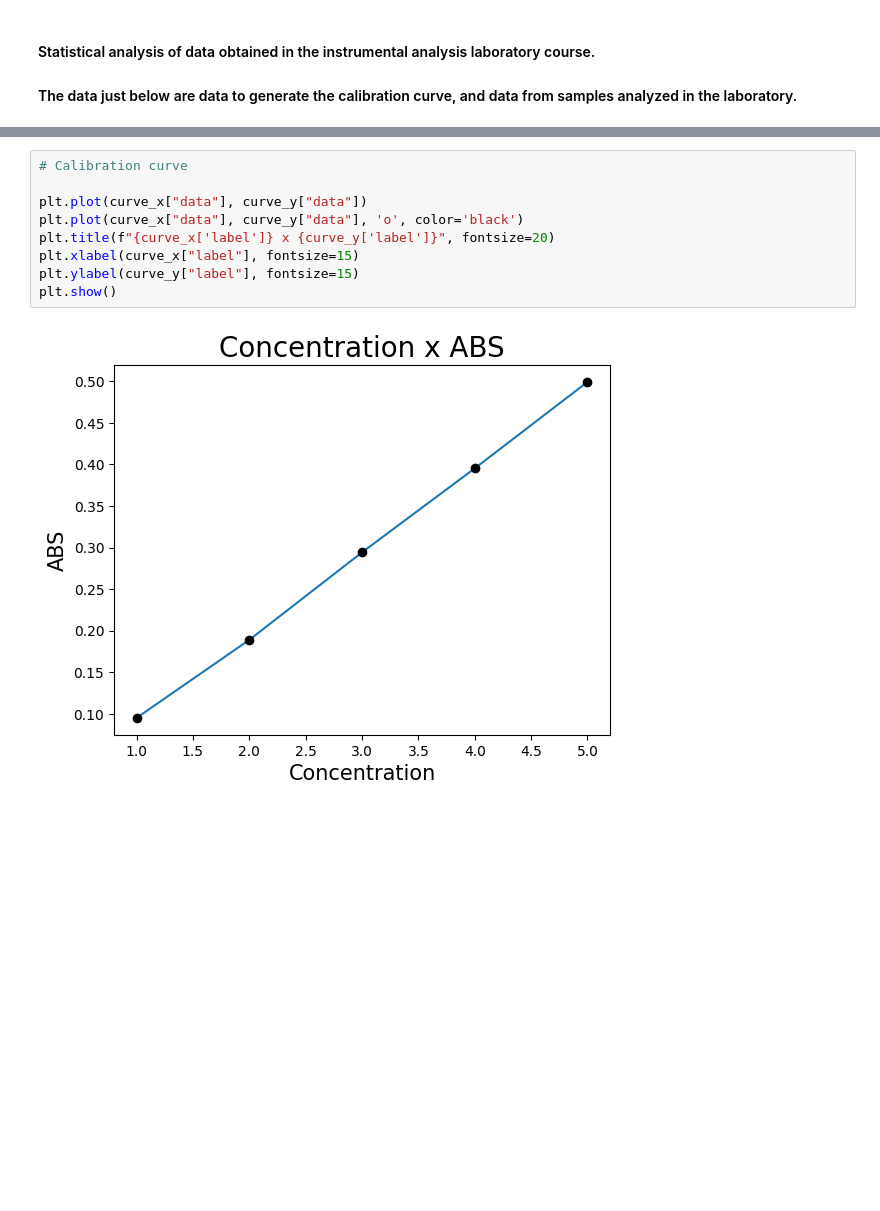
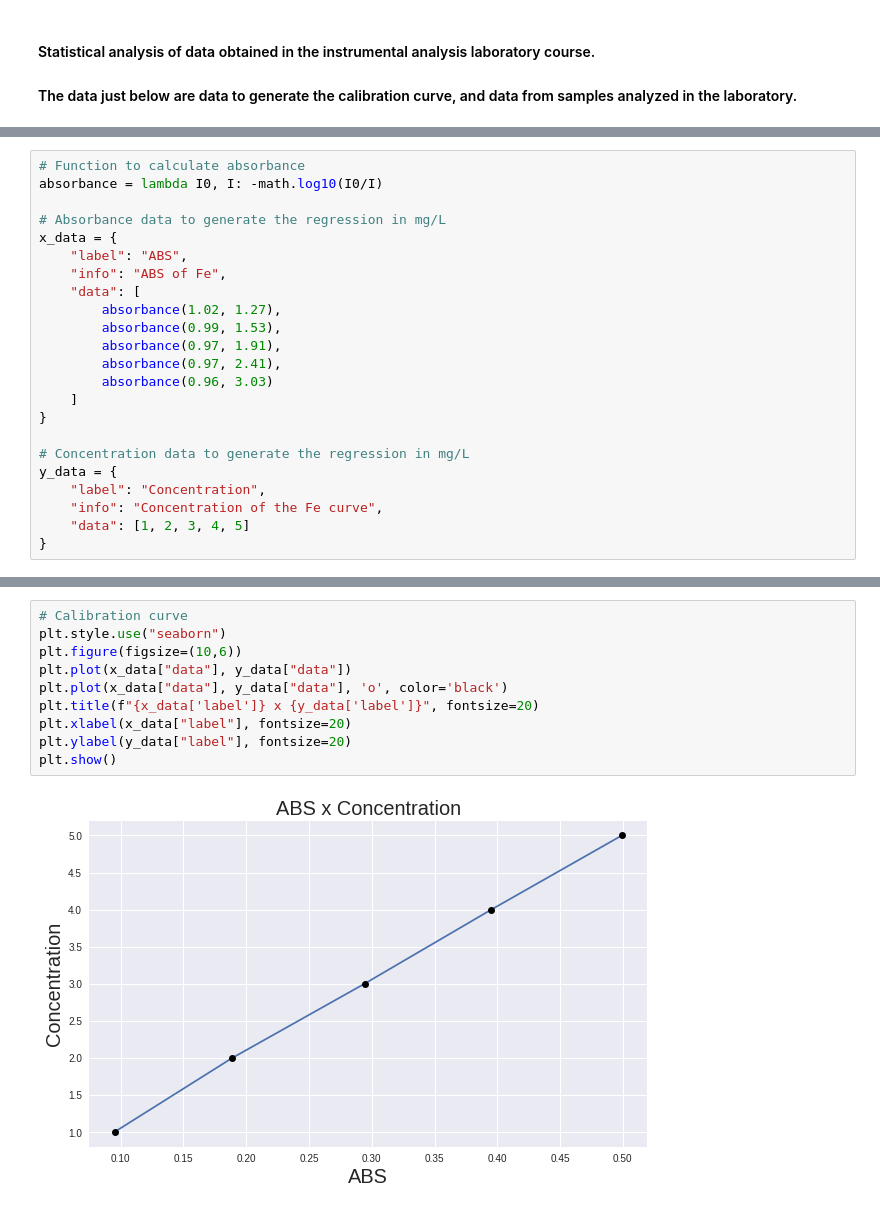
Before and after one commit to lucassiro/portfolio, a Jupyter notebook: projects/linear_regression/linear_regression_chemistry.ipynb, the cells around one changed output, grey strips where cells are left out. Cells and saved outputs as stored; diff of their text form; blank space fills up the shorter version.

Commit message:
update linear regression project

```diff
--- a/projects/linear_regression/linear_regression_chemistry.ipynb
+++ b/projects/linear_regression/linear_regression_chemistry.ipynb
@@ -91,0 +19,23 @@ df
+# %%
+# Function to calculate absorbance
+absorbance = lambda I0, I: -math.log10(I0/I)
+
+# Absorbance data to generate the regression in mg/L
+x_data = {
+    "label": "ABS",
+    "info": "ABS of Fe",
+    "data": [
+        absorbance(1.02, 1.27),
+        absorbance(0.99, 1.53),
+        absorbance(0.97, 1.91),
+        absorbance(0.97, 2.41),
+        absorbance(0.96, 3.03)
+    ]
+}
+
+# Concentration data to generate the regression in mg/L
+y_data = {
+    "label": "Concentration",
+    "info": "Concentration of the Fe curve",
+    "data": [1, 2, 3, 4, 5]
+}
@@ -92,11 +64,12 @@ df
 # %%
 # Calibration curve
-
-plt.plot(curve_x["data"], curve_y["data"])
-plt.plot(curve_x["data"], curve_y["data"], 'o', color='black')
-plt.title(f"{curve_x['label']} x {curve_y['label']}", fontsize=20)
-plt.xlabel(curve_x["label"], fontsize=15)
-plt.ylabel(curve_y["label"], fontsize=15)
+plt.style.use("seaborn")
+plt.figure(figsize=(10,6))
+plt.plot(x_data["data"], y_data["data"])
+plt.plot(x_data["data"], y_data["data"], 'o', color='black')
+plt.title(f"{x_data['label']} x {y_data['label']}", fontsize=20)
+plt.xlabel(x_data["label"], fontsize=20)
+plt.ylabel(y_data["label"], fontsize=20)
 plt.show()
 # %% [output]
-[figure, old version]
+[figure, new version]
```
Also changed, not shown: parts of 16 cells of this notebook, 4 other files.
